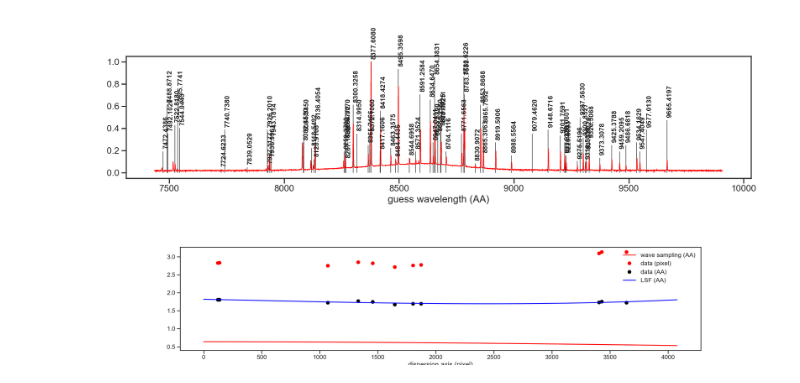
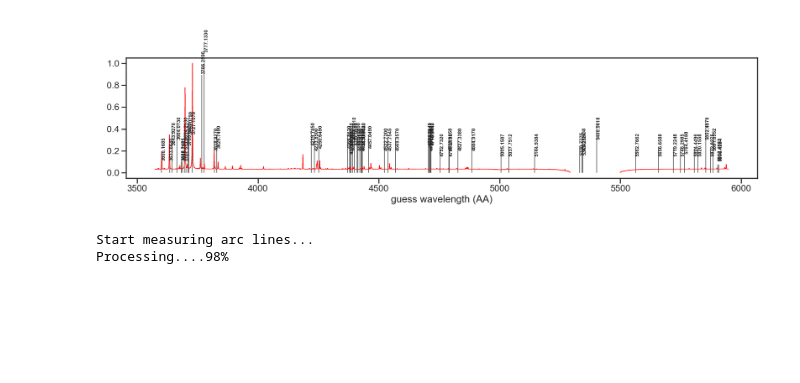
Before and after one commit to sdss/lvmdrp, a Jupyter notebook: docs/nb/lab-lamps.ipynb, the cells around one changed output. Drawn from its saved outputs; the diff is of its cells as text; code cells hidden in the pictures; blank space fills up the shorter version.

Commit message:
first blue channel wavelength solution (it can be better)

```diff
--- a/docs/nb/lab-lamps.ipynb
+++ b/docs/nb/lab-lamps.ipynb
@@ -379,28 +376,64 @@ neon_nist
+# %%
+neon_nist_or, neon_nist = read_nist_reference("_data-lvm/neon-lines-nist.txt", wl_window=(wli,wlf))
+xenon_nist_or, xenon_nist = read_nist_reference("_data-lvm/xenon-lines-nist.txt", wl_window=(wli,wlf))
+argon_nist_or, argon_nist = read_nist_reference("_data-lvm/argon-lines-nist.txt", wl_window=(wli,wlf))
+mercury_nist_or, mercury_nist = read_nist_reference("_data-lvm/mercury-lines-nist.txt", wl_window=(wli,wlf))
+
+ref_current = (neon_nist_or, xenon_nist_or, argon_nist_or, mercury_nist_or)
+ref_current = (neon_nist_or, argon_nist_or)
+ref_current = (neon_nist_or,)
+
+ref_lines = pd.concat(ref_current, axis="columns")
+ref_gr = ref_lines.groupby(ref_lines.columns, axis="columns")
+
+ref_lines = pd.concat((
+    ref_gr.get_group("Intensity").agg(np.nansum, axis="columns"),
+    ref_gr.get_group("Spectrum").fillna("").agg(
+        lambda v: "".join(v), axis="columns")
+), axis="columns").rename(columns={0: "Intensity", 1: "Spectrum"})
 # %%
 import matplotlib.ticker as plticker
 
 
 # initial guess: a linear interpolation in the known range
-guess_wl = np.linspace(wli, wlf, ext[ised].size)
+guess_wl = np.linspace(wli, wlf, target_spec.size)
 
 plt.figure(figsize=(17,5))
 # plt.vlines(neon_cur_ref.index, ymin=0, ymax=1, colors="0.2", lw=1)
-plt.vlines(neon_nist_or.index, ymin=0, ymax=np.sqrt(neon_nist_or.Intensity/neon_nist_or.Intensity.max()), colors="0.2", lw=1)
-plt.step(-0.000049*(guess_wl+110-8860)**2+1.05*(guess_wl+110-8860)+8860, np.sqrt(ext[ised][::]/ext[ised].max()), color="r", lw=1)
-for iwl, line in neon_nist_or.iterrows():
-    rel_intensity = np.sqrt(line.Intensity/neon_nist_or.Intensity.max())
+plt.vlines(ref_lines.index, ymin=0, ymax=np.sqrt(0.001+ref_lines.Intensity/ref_lines.Intensity.max()), colors="0.2", lw=1)
+if CHANNEL == "b1":
+    mask_bad = (5012-5<=guess_wl)&(guess_wl<=5012+5)
+    # mask_bad = np.zeros_like(guess_wl, dtype=bool)
+    plt.step(
+        # guess_wl[~mask_bad],
+        0.00001*(guess_wl[~mask_bad] - (26.97 + 3777.1330)
+                 )**2 + (guess_wl[~mask_bad] - (26.97 + 3777.1330)) + 3777.1330,
+        np.sqrt(0.001+target_spec[~mask_bad][::]/target_spec[~mask_bad].max()), color="r", lw=1)
+elif CHANNEL == "r1":
+    plt.step(
+        # guess_wl,
+        -0.00001*(guess_wl + (80.5 - 6929.4673))**2 + 1.05*(guess_wl + (80.5 - 6929.4673)) + 6929.4673,
+        (target_spec/target_spec.max()), color="r", lw=1
+    )
+elif CHANNEL == "z1":
+    # best guess for NIR channel
+    plt.step(-0.000049*(guess_wl+110-8860)**2+1.05*(guess_wl+110-8860)+8860, (target_spec[::]/target_spec.max()), color="r", lw=1)
+
+for iwl, line in ref_lines.iterrows():
+    rel_intensity = (line.Intensity/ref_lines.Intensity.max())
     if rel_intensity > -0.1:
-        plt.text(iwl, rel_intensity+0.02,
-             f"{iwl:.4f}", rotation=90, ha="left", va="bottom", size="x-small", fontweight="bold")
+        plt.text(iwl, rel_intensity+0.1,
+             f"{iwl:.4f}", rotation=90, ha="left", va="bottom", size=9, fontweight="bold")
 plt.xlabel("guess wavelength (AA)")
 # plt.yscale("log")
 # this locator puts ticks at regular intervals
 # loc = plticker.MultipleLocator(base=100)
 # plt.gca().xaxis.set_major_locator(loc)
 plt.tight_layout()
 # neon_spec.mask(neon_spec==0).dropna()
+# plt.xlim(3580, 4700)
 # %% [output]
-[figure, old version]
+[figure, new version]
 # %%
 # plt.figure(figsize=(25,5))
 # plt.plot(neon_spec.index, neon_spec.values)
@@ -438,8 +471,8 @@ wave, fwhm = rssMethod.detWaveSolution_drp(
     f"_data-lvm/{arc_name}.disp.fits",
     f"_data-lvm/{arc_name}.res.fits",
     # f"_data-lvm/neon-lines_cor.txt",
-    f"_data-lvm/lvm-neon_nist.txt",
-    aperture="12", poly_fwhm="-3,-3", poly_dispersion="3", rel_flux_limits="0.2,2", flux_min="100.0", verbose="0"
+    f"_data-lvm/lvm-neon_nist_{CHANNEL}.txt",
+    aperture="7", poly_fwhm="-1,-1", poly_dispersion="-4", rel_flux_limits="0.2,2", flux_min="100.0", verbose="-1"
 )
 # subprocess.run(f"ds9 {arc_name}.disp.fits {arc_name}.res.fits".split())
 
@@ -459,7 +492,8 @@ rssMethod.resampleWave_drp(
 
 # subprocess.run(f"ds9 _data-lvm/{arc_name}.rss.fits _data-lvm/{arc_name}.disp_cor.fits".split())
 # %% [output]
-[figure, removed]
+Start measuring arc lines...
+Processing....98%
 # %%
 f = fits.open(f"_data-lvm/{arc_name}.disp.fits")
 f[0].data[ised,[0,-1]], wli, wlf
```
Also changed, not shown: parts of 20 cells of this notebook.
